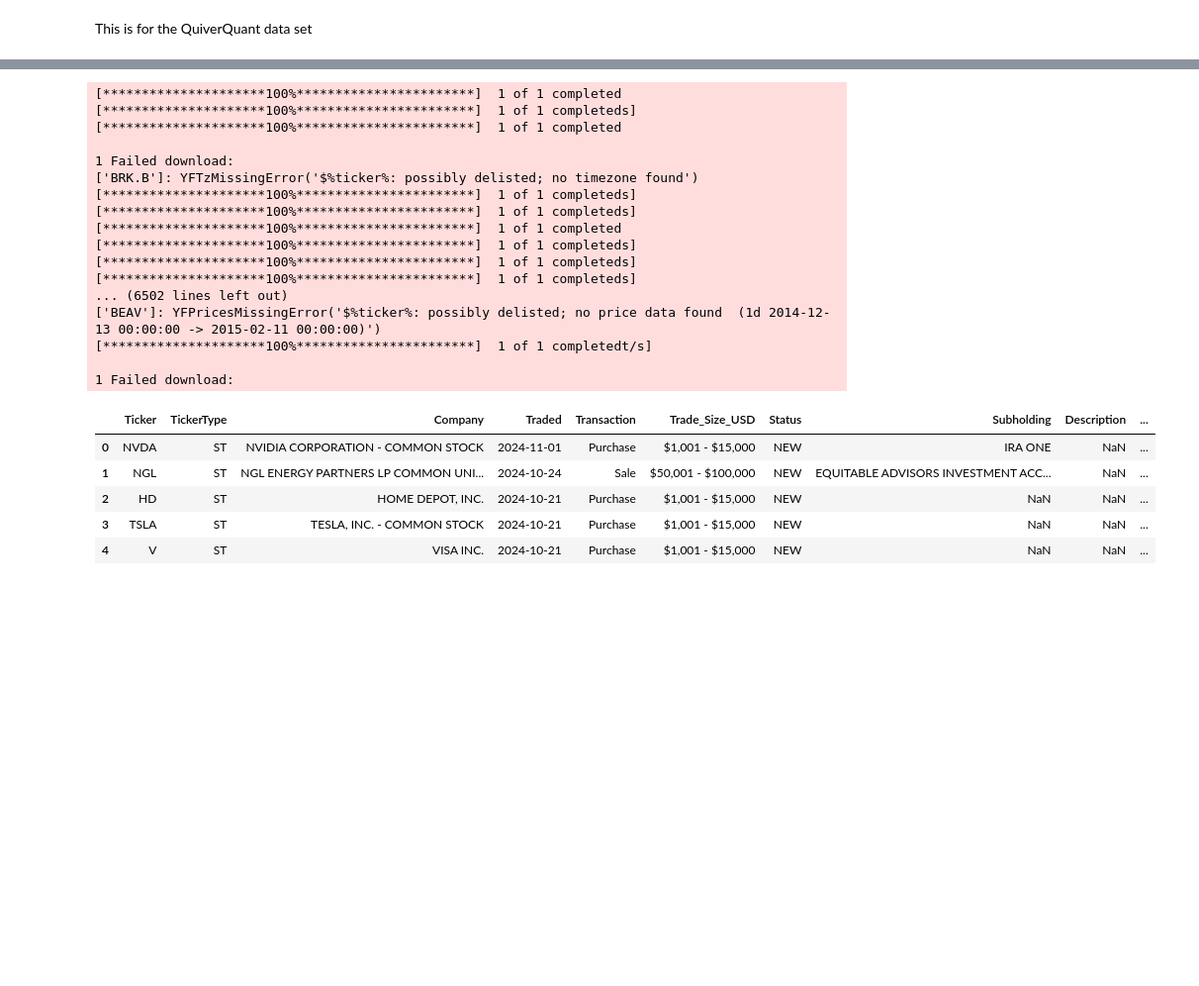
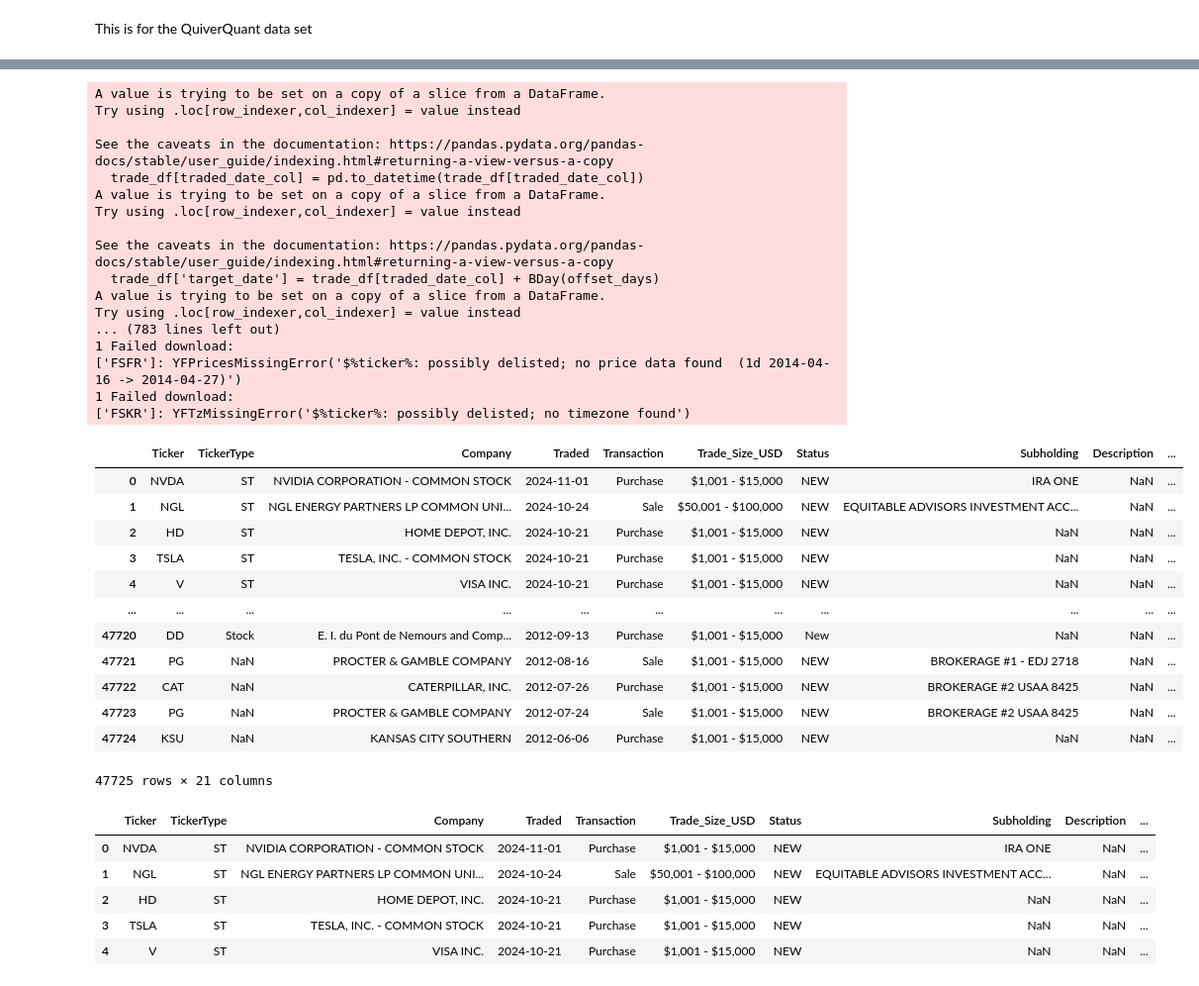
Before and after one commit to moajzashahab/congressional-trade-analysis, a Jupyter notebook: etl/trade_price_change.ipynb, the cells around one changed output, grey strips where cells are left out. Shown at 99% size. Drawn from its saved outputs; the diff is of its cells as text; code cells hidden in the pictures; blank space fills up the shorter version.

```diff
--- a/etl/trade_price_change.ipynb
+++ b/etl/trade_price_change.ipynb
@@ -89,20 +139,36 @@ def get_adjusted_closing_price(trade_df, traded_date_col, ticker_col, offset_day
 # %%
-trade_df = get_adjusted_closing_price(trade_df,'Traded', 'Ticker',offset_days=0,new_col_name='price')
+trade_df = get_adjusted_closing_price(trade_df,traded_date_col='Traded', ticker_col='Ticker',offset_days=0,new_col_name='price')
 # %% [output]
-[*********************100%***********************]  1 of 1 completed
-[*********************100%***********************]  1 of 1 completeds]
-[*********************100%***********************]  1 of 1 completed
+A value is trying to be set on a copy of a slice from a DataFrame.
+Try using .loc[row_indexer,col_indexer] = value instead
 
+See the caveats in the documentation: https://pandas.pydata.org/pandas-docs/stable/user_guide/indexing.html#returning-a-view-versus-a-copy
+  trade_df[traded_date_col] = pd.to_datetime(trade_df[traded_date_col])
+A value is trying to be set on a copy of a slice from a DataFrame.
+Try using .loc[row_indexer,col_indexer] = value instead
+
+See the caveats in the documentation: https://pandas.pydata.org/pandas-docs/stable/user_guide/indexing.html#returning-a-view-versus-a-copy
+  trade_df['target_date'] = trade_df[traded_date_col] + BDay(offset_days)
+A value is trying to be set on a copy of a slice from a DataFrame.
+Try using .loc[row_indexer,col_indexer] = value instead
+... (783 lines left out)
 1 Failed download:
-['BRK.B']: YFTzMissingError('$%ticker%: possibly delisted; no timezone found')
-[*********************100%***********************]  1 of 1 completeds]
-[*********************100%***********************]  1 of 1 completeds]
-[*********************100%***********************]  1 of 1 completed
-[*********************100%***********************]  1 of 1 completeds]
-[*********************100%***********************]  1 of 1 completeds]
-[*********************100%***********************]  1 of 1 completeds]
-... (6502 lines left out)
-['BEAV']: YFPricesMissingError('$%ticker%: possibly delisted; no price data found  (1d 2014-12-13 00:00:00 -> 2015-02-11 00:00:00)')
-[*********************100%***********************]  1 of 1 completedt/s]
-
+['FSFR']: YFPricesMissingError('$%ticker%: possibly delisted; no price data found  (1d 2014-04-16 -> 2014-04-27)')
 1 Failed download:
+['FSKR']: YFTzMissingError('$%ticker%: possibly delisted; no timezone found')
+# %%
+trade_df_test
+# %% [output]
+|  | Ticker | TickerType | Company | Traded | Transaction | Trade_Size_USD | Status | Subholding | Description | ... |
+| 0 | NVDA | ST | NVIDIA CORPORATION - COMMON STOCK | 2024-11-01 | Purchase | $1,001 - $15,000 | NEW | IRA ONE | NaN | ... |
+| 1 | NGL | ST | NGL ENERGY PARTNERS LP COMMON UNI... | 2024-10-24 | Sale | $50,001 - $100,000 | NEW | EQUITABLE ADVISORS INVESTMENT ACC... | NaN | ... |
+| 2 | HD | ST | HOME DEPOT, INC. | 2024-10-21 | Purchase | $1,001 - $15,000 | NEW | NaN | NaN | ... |
+| 3 | TSLA | ST | TESLA, INC. - COMMON STOCK | 2024-10-21 | Purchase | $1,001 - $15,000 | NEW | NaN | NaN | ... |
+| 4 | V | ST | VISA INC. | 2024-10-21 | Purchase | $1,001 - $15,000 | NEW | NaN | NaN | ... |
+| ... | ... | ... | ... | ... | ... | ... | ... | ... | ... | ... |
+| 47720 | DD | Stock | E. I. du Pont de Nemours and Comp... | 2012-09-13 | Purchase | $1,001 - $15,000 | New | NaN | NaN | ... |
+| 47721 | PG | NaN | PROCTER & GAMBLE COMPANY | 2012-08-16 | Sale | $1,001 - $15,000 | NEW | BROKERAGE #1 - EDJ 2718 | NaN | ... |
+| 47722 | CAT | NaN | CATERPILLAR, INC. | 2012-07-26 | Purchase | $1,001 - $15,000 | NEW | BROKERAGE #2 USAA 8425 | NaN | ... |
+| 47723 | PG | NaN | PROCTER & GAMBLE COMPANY | 2012-07-24 | Sale | $1,001 - $15,000 | NEW | BROKERAGE #2 USAA 8425 | NaN | ... |
+| 47724 | KSU | NaN | KANSAS CITY SOUTHERN | 2012-06-06 | Purchase | $1,001 - $15,000 | NEW | NaN | NaN | ... |
+47725 rows × 21 columns
```
Also changed, not shown: parts of 29 cells of this notebook, 7 other files.
